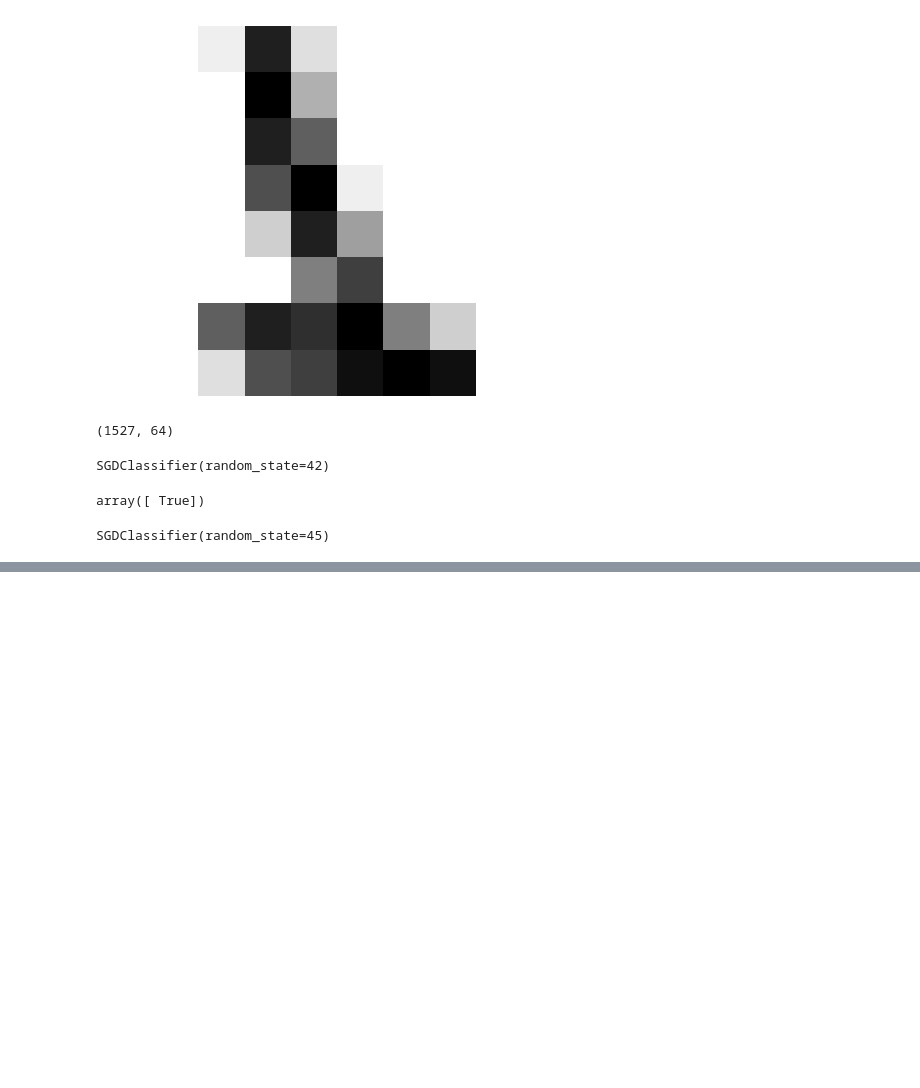
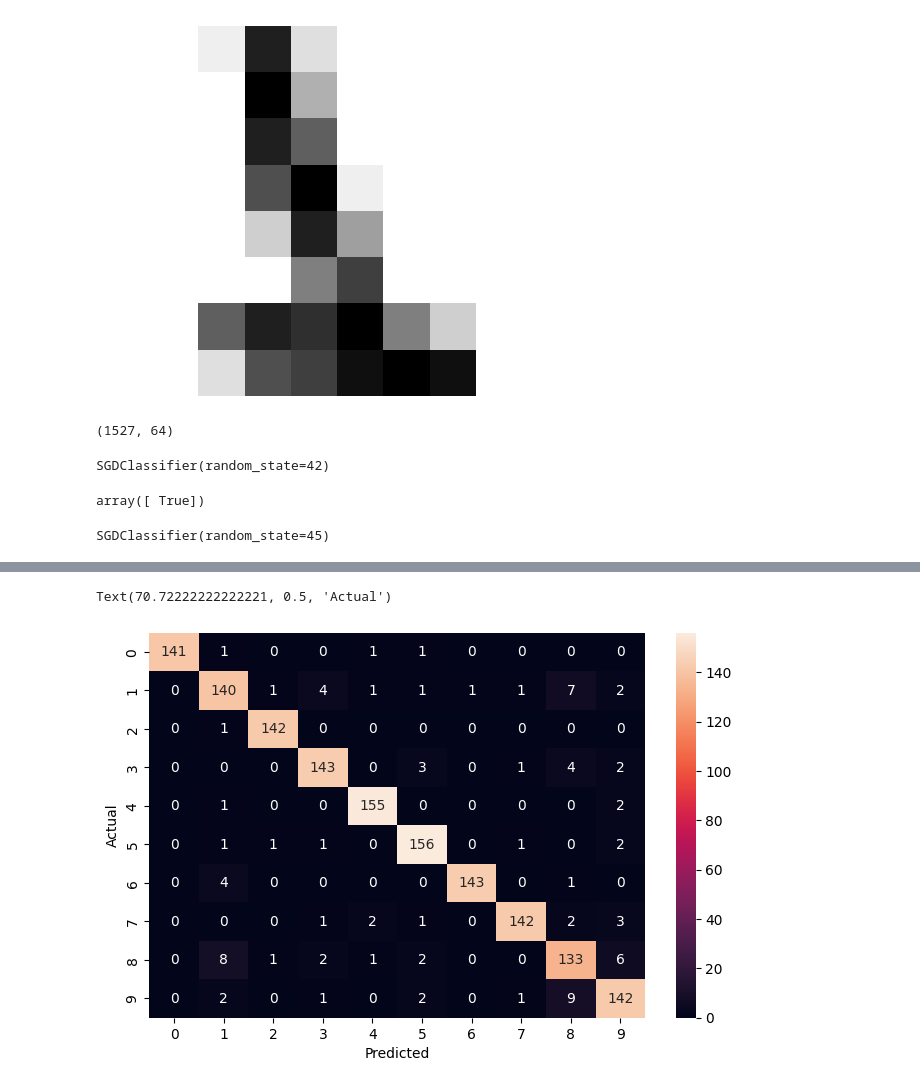
Before and after one commit to Tanmay20030516/mnist-dataset, a Jupyter notebook: mnist_digit_classification_using_SGDClassifier.ipynb, the cells around one changed output, grey strips where cells are left out. Drawn from its saved outputs; the diff is of its cells as text; code cells hidden in the pictures; blank space fills up the shorter version.

```diff
--- a/mnist_digit_classification_using_SGDClassifier.ipynb
+++ b/mnist_digit_classification_using_SGDClassifier.ipynb
@@ -113,0 +119,7 @@ for train_index,test_index in skfolds.split(X_train,y_train):
+# %%
+from sklearn.model_selection import cross_val_predict
+y_train_pred=cross_val_predict(sgd_clf,X_train,y_train,cv=3)
+# %%
+from sklearn.metrics import confusion_matrix
+cf=confusion_matrix(y_train,y_train_pred)
+cf
@@ -113,0 +137,9 @@ for train_index,test_index in skfolds.split(X_train,y_train):
+# %%
+import seaborn as sns
+plt.figure(figsize=(8,5))
+sns.heatmap(cf,annot=True,fmt=',d')
+plt.xlabel('Predicted')
+plt.ylabel('Actual')
+# %% [output]
+Text(70.72222222222221, 0.5, 'Actual')
+[figure, added]
```
Also changed, not shown: parts of 4 cells of this notebook.
